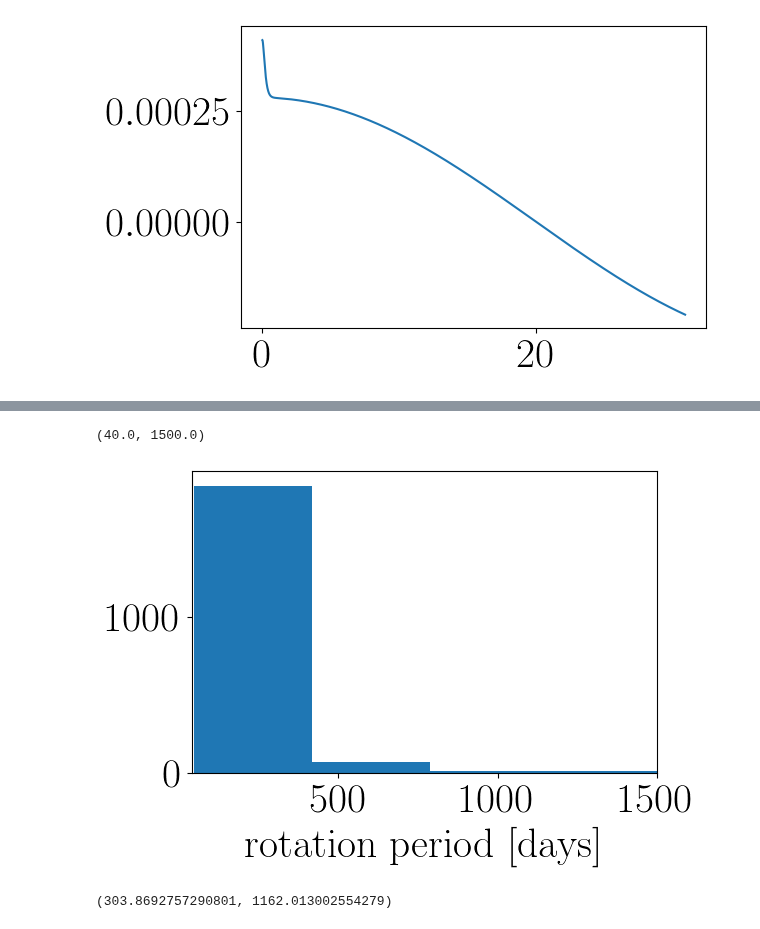
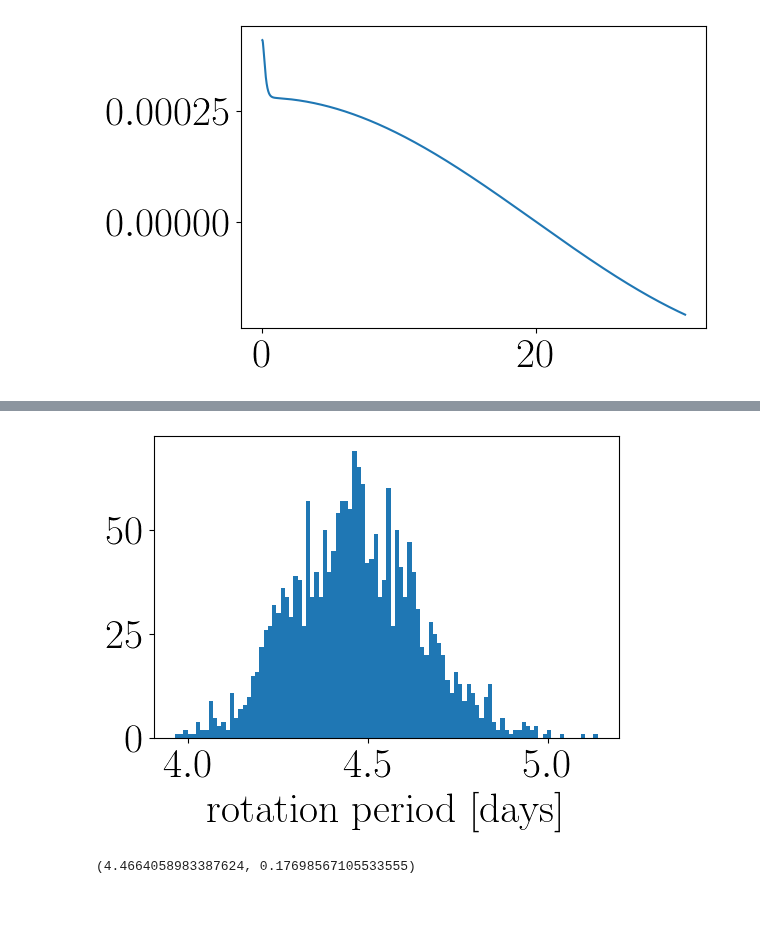
Before and after one commit to lupitatovar/flares, a Jupyter notebook: notebooks/rotation_kernel_gp.ipynb, the cells around one changed output, grey strips where cells are left out. Cells and saved outputs as stored; diff of their text form; code cells hidden in the pictures.

```diff
--- a/notebooks/rotation_kernel_gp.ipynb
+++ b/notebooks/rotation_kernel_gp.ipynb
@@ -225,27 +225,45 @@ acf
 plt.plot(*acf['autocorr']);
 # %% [output]
 [figure]
+# %%
+actual_period = 0.592 # previously measured by Jim using lomb-scargle
 # %%
+#based on the stellar variability example in exoplanet code
+import theano.tensor as tt
 with pm.Model() as model:
 
     #mean flux
     mean_flux = pm.Normal("mean_flux", mu=0.0, sigma=10.0)
-    sigma = pm.HalfNormal("sigma", sigma=np.mean(yerr))
+    #sigma = pm.HalfNormal("sigma", sigma=np.mean(yerr))
 
     # A jitter term describing excess white noise
-    logs2 = pm.Normal("logs2", mu=2 * np.log(np.mean(EE)), sd=2.0)
+    logs2 = pm.Normal("logs2", mu=2 * np.log(np.mean(yerr)), sd=2.0)
 
-    amp = pm.Lognormal("amp", mu=np.log(np.var(y)), sigma=10.0)
-    period = pm.Lognormal("period", mu=np.log(acf["peaks"][0]["period"]), sigma=10.0)
+    #Rotation Kernel Parameters
+    amp = pm.Lognormal("amp", mu=np.log(np.var(y)), sigma=5.0)
+    BoundedNormal = pm.Bound(pm.Normal, lower=0.0, upper=np.log(50))
+    logperiod = BoundedNormal("logperiod", mu=np.log(actual_period), sigma=0.1)
     Q0 = pm.Lognormal("Q0", mu=0.0, sigma=10.0)
     deltaQ = pm.Lognormal("deltaQ", mu=0.0, sigma=10.0)
     mix = pm.Uniform("mix", lower=0, upper=1)
 
+    # Track the period as a deterministic
+    period = pm.Deterministic("period", tt.exp(logperiod))
 
-    #Rotation Kernel Parameters
+    #Setting up the GP
 
     kernel = xo.gp.terms.RotationTerm(amp=amp, period=period, Q0=Q0, deltaQ=deltaQ, mix=mix)
-    gp = xo.gp.GP(kernel, t, diag=yerr ** 2 + sigma ** 2, mean=mean_flux)
+    gp = xo.gp.GP(kernel, t, diag=yerr ** 2 + tt.exp(logs2), mean=mean_flux)
+
+    # Compute the Gaussian Process likelihood and add it into the
+    # the PyMC3 model as a "potential"
+    pm.Potential("loglike", gp.log_likelihood(y - mean_flux))
+
+    # Compute the mean model prediction for plotting purposes
+    pm.Deterministic("pred", gp.predict())
+
+    # Optimize to find the maximum a posteriori parameters
+    map_soln = xo.optimize(start=model.test_point)
 
     gp.marginal("obs", observed=y)
 
@@ -319,14 +385,13 @@ summary
 # %%
 plt.hist(trace["period"], 100)
 plt.xlabel("rotation period [days]");
-plt.xlim(40,1500)
+#plt.xlim(40,1500)
 # %% [output]
-(40.0, 1500.0)
-[figure, old version]
+[figure, new version]
 # %%
 np.mean(trace["period"]), np.std(trace["period"])
 # %% [output]
-(303.8692757290801, 1162.013002554279)
+(4.4664058983387624, 0.17698567105533555)
 # %%
 import corner
 
```
Also changed, not shown: parts of 11 cells of this notebook, 1 other file.
